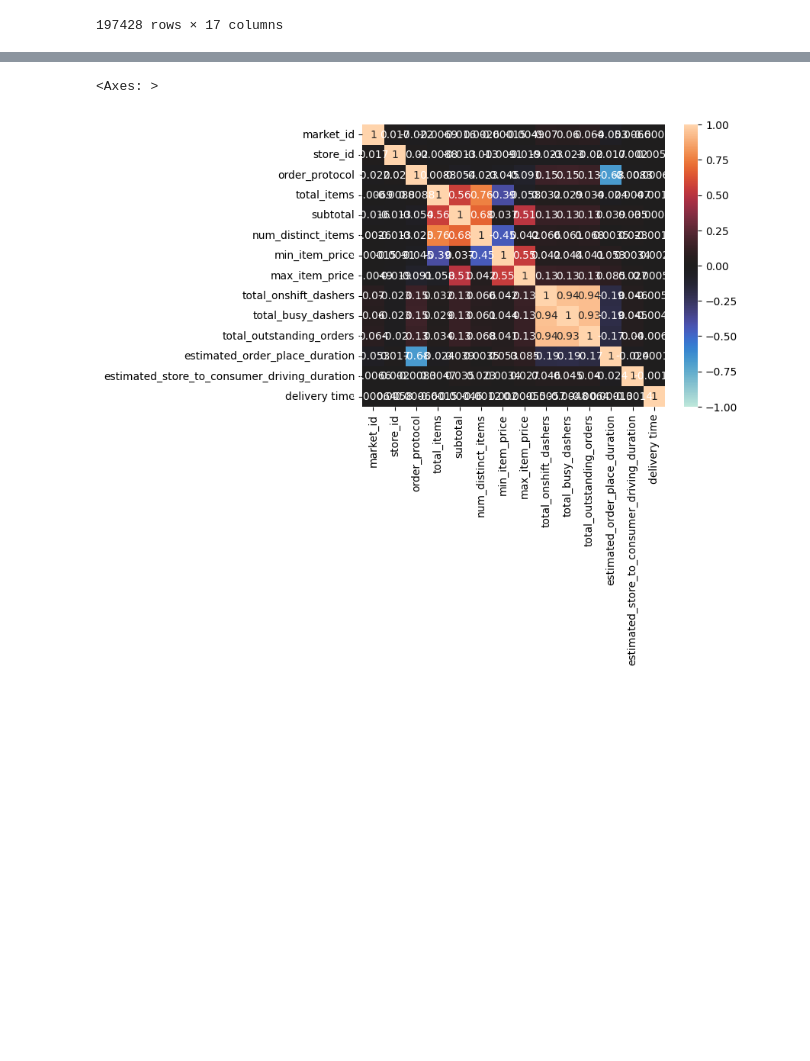
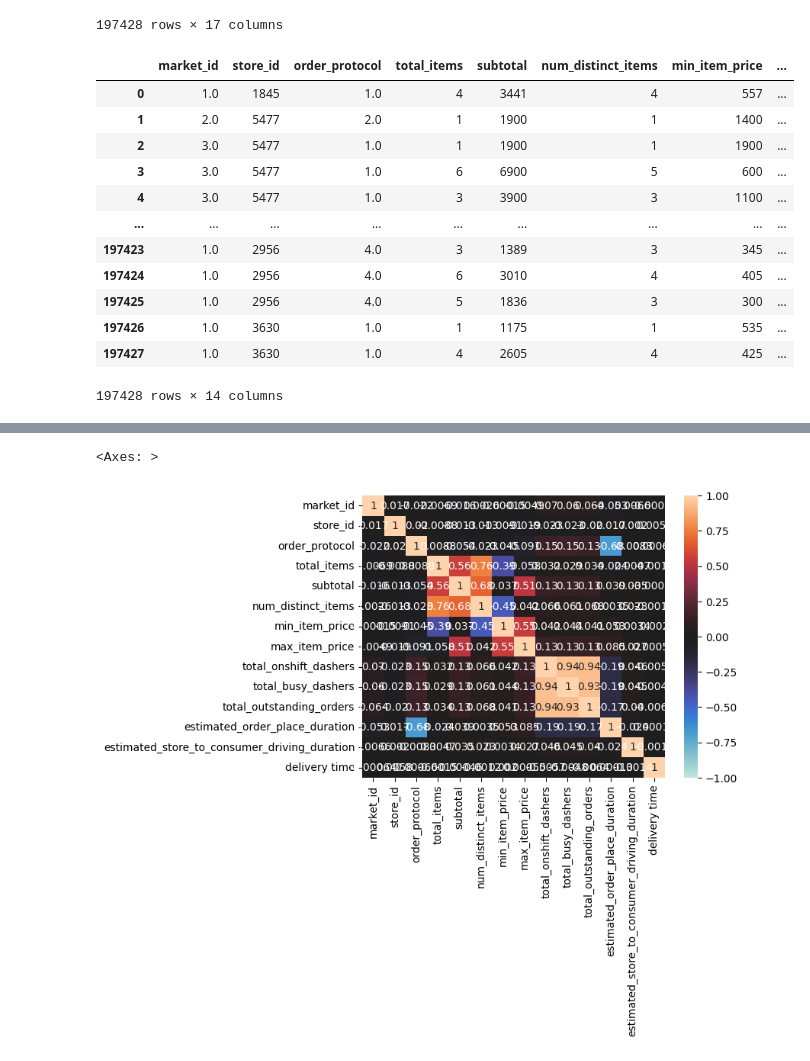
Before and after one commit to Sherif-Elfiky/CSE151AProj, a Jupyter notebook: 151AProject.ipynb, the cells around one changed output, grey strips where cells are left out. Cells and saved outputs as stored; diff of their text form; code cells hidden in the pictures; blank space fills up the shorter version.

```diff
--- a/151AProject.ipynb
+++ b/151AProject.ipynb
@@ -75,0 +76,16 @@ data = data.drop(columns=['actual_delivery_time', 'created_at', 'store_primary_c
+# %%
+data
+# %% [output]
+|  | market_id | store_id | order_protocol | total_items | subtotal | num_distinct_items | min_item_price | ... |
+| 0 | 1.0 | 1845 | 1.0 | 4 | 3441 | 4 | 557 | ... |
+| 1 | 2.0 | 5477 | 2.0 | 1 | 1900 | 1 | 1400 | ... |
+| 2 | 3.0 | 5477 | 1.0 | 1 | 1900 | 1 | 1900 | ... |
+| 3 | 3.0 | 5477 | 1.0 | 6 | 6900 | 5 | 600 | ... |
+| 4 | 3.0 | 5477 | 1.0 | 3 | 3900 | 3 | 1100 | ... |
+| ... | ... | ... | ... | ... | ... | ... | ... | ... |
+| 197423 | 1.0 | 2956 | 4.0 | 3 | 1389 | 3 | 345 | ... |
+| 197424 | 1.0 | 2956 | 4.0 | 6 | 3010 | 4 | 405 | ... |
+| 197425 | 1.0 | 2956 | 4.0 | 5 | 1836 | 3 | 300 | ... |
+| 197426 | 1.0 | 3630 | 1.0 | 1 | 1175 | 1 | 535 | ... |
+| 197427 | 1.0 | 3630 | 1.0 | 4 | 2605 | 4 | 425 | ... |
+197428 rows × 14 columns
```
Also changed, not shown: parts of 8 cells of this notebook.
